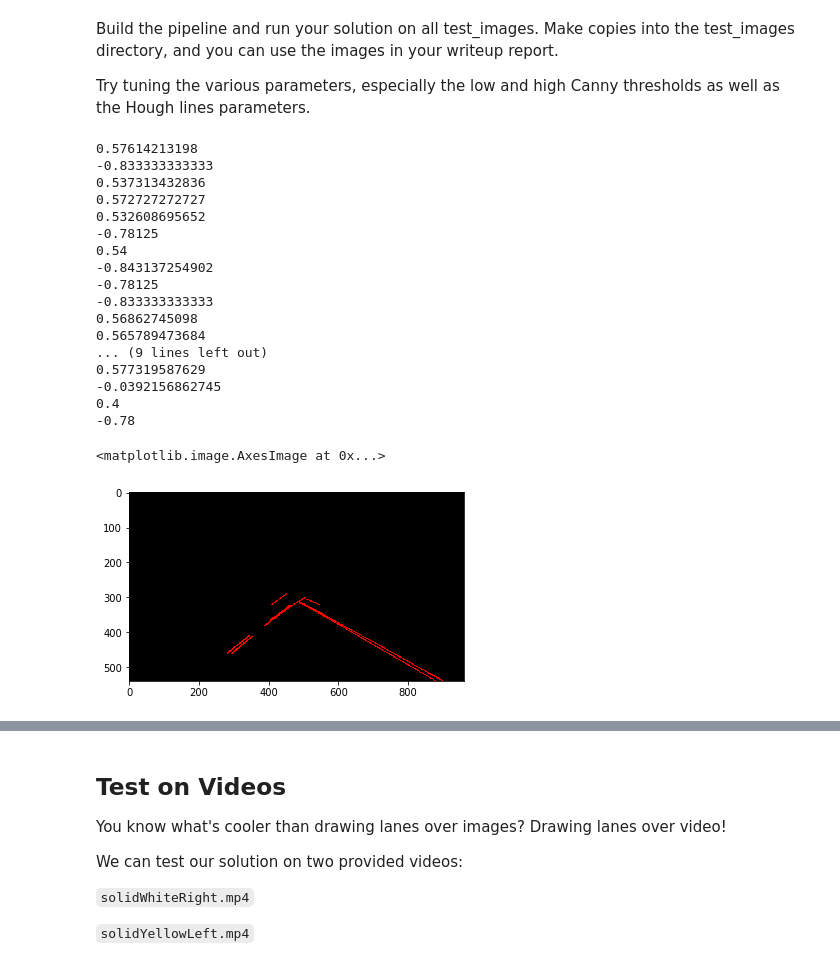
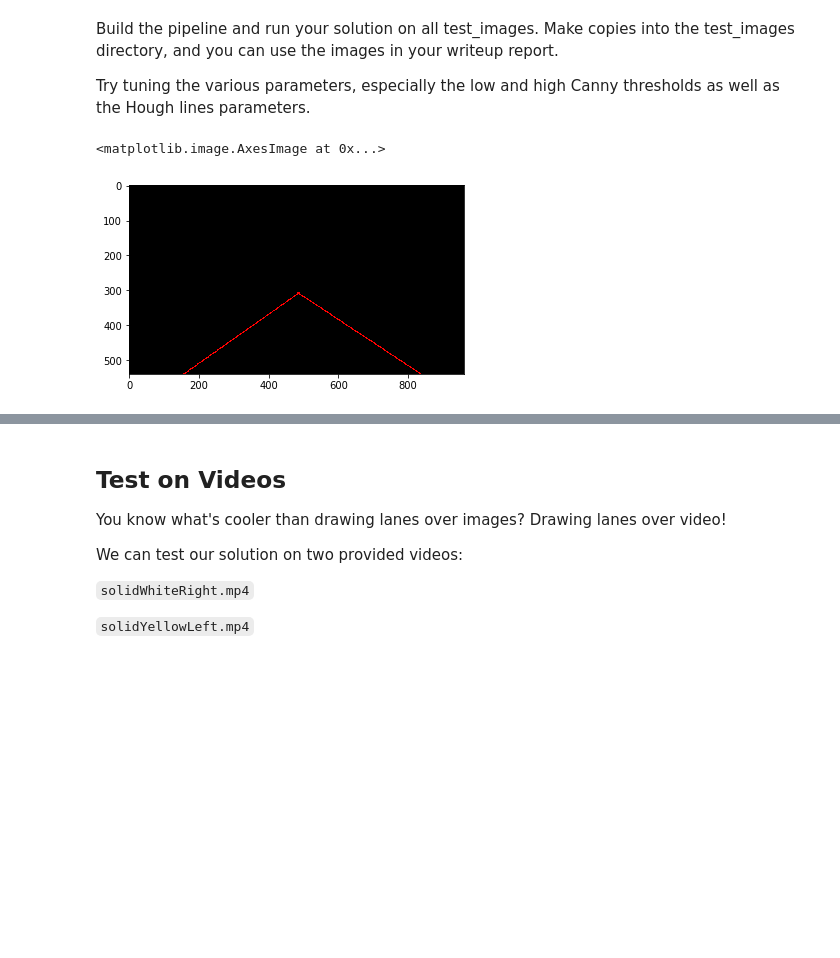
Before and after one commit to carlosbkm/CarND-LaneLines-P1, a Jupyter notebook: P1.ipynb, the cells around one changed output, grey strips where cells are left out. Drawn from its saved outputs; the diff is of its cells as text; code cells hidden in the pictures; blank space fills up the shorter version.

Commit message:
Extrapolation of lines working implemented

```diff
--- a/P1.ipynb
+++ b/P1.ipynb
@@ -204,58 +243,42 @@ Try tuning the various parameters, especially the low and high Canny thresholds
 # %%
 # TODO: Build your pipeline that will draw lane lines on the test_images
 # then save them to the test_images directory.
 def draw_lines_on_image(image):
     imshape = image.shape
     # Convert image to gray
     gray_image = grayscale(image)
     # Apply Gauss Smooth
     smoothed_image = gaussian_blur(gray_image, 5)
     # Find edges with Canny
     edges_image = canny(smoothed_image, 50, 150)
     # Apply shape mask
 
     #bot_left, bot_right, apex_right, apex_left
     bot_left = (0,imshape[0])
-    bot_right = (450, 290)
-    apex_right = (490, 290)
-    apex_left = (imshape[1],imshape[0])
-    vertices = np.array([[bot_left, bot_right, apex_right, apex_left]], dtype=np.int32)
+    apex_left = (450, imshape[0] * UPPER_FACTOR)
+    apex_right = (490, imshape[0] * UPPER_FACTOR)
+    bottom_right = (imshape[1],imshape[0])
+    vertices = np.array([[bot_left, apex_left, apex_right, bottom_right]], dtype=np.int32)
     masked_image = region_of_interest(edges_image, vertices)
-    color_image = region_of_interest(image, vertices)
+    #color_image = region_of_interest(image, vertices)
     #plt.imshow(color_image)
     # Hough transform
     rho = 1
     theta = 2 * np.pi/180
     threshold = 15
-    min_line_len = 40
-    max_line_gap = 20
+    min_line_len = 50
+    max_line_gap = 40
+
     return hough_lines(masked_image, rho, theta, threshold, min_line_len, max_line_gap)
 
 directory = 'test_images/'
-image_name = os.listdir(directory)[0]
+image_name = os.listdir(directory)[4]
 image = mpimg.imread(directory + image_name)
 
 image_with_lines = draw_lines_on_image(image)
 plt.imshow(image_with_lines)
 # %% [output]
-0.57614213198
--0.833333333333
-0.537313432836
-0.572727272727
-0.532608695652
--0.78125
-0.54
--0.843137254902
--0.78125
--0.833333333333
-0.56862745098
-0.565789473684
-... (9 lines left out)
-0.577319587629
--0.0392156862745
-0.4
--0.78
+<matplotlib.image.AxesImage at 0x...>
-<matplotlib.image.AxesImage at 0x...>
-[figure, old version]
+[figure, new version]
 # %%
 directory = 'test_images/'
```
Also changed, not shown: parts of 2 cells of this notebook.
